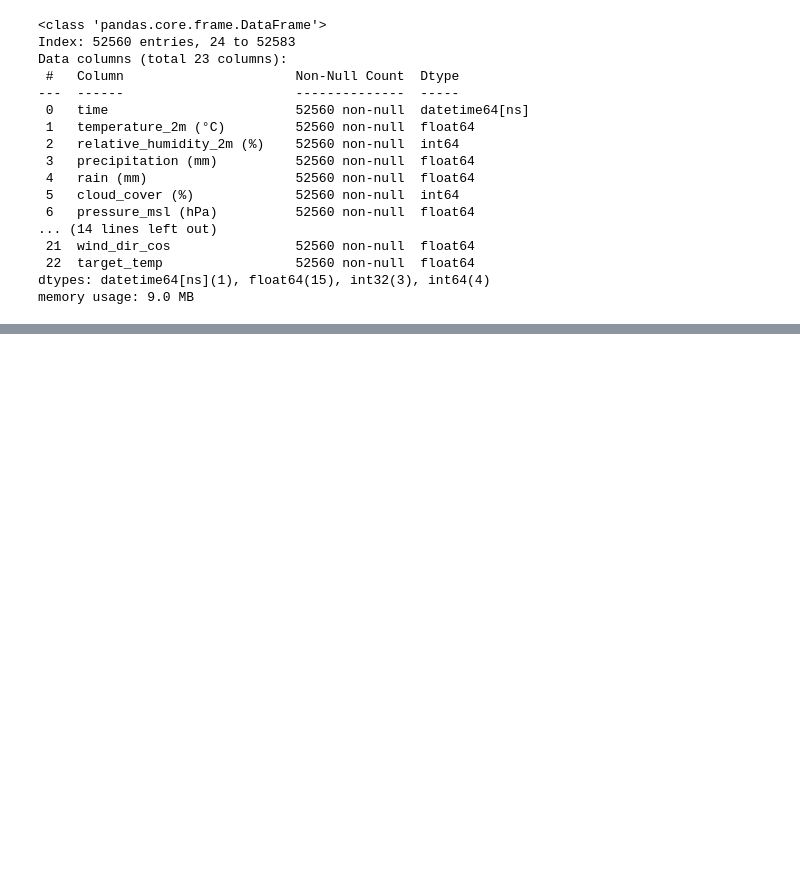
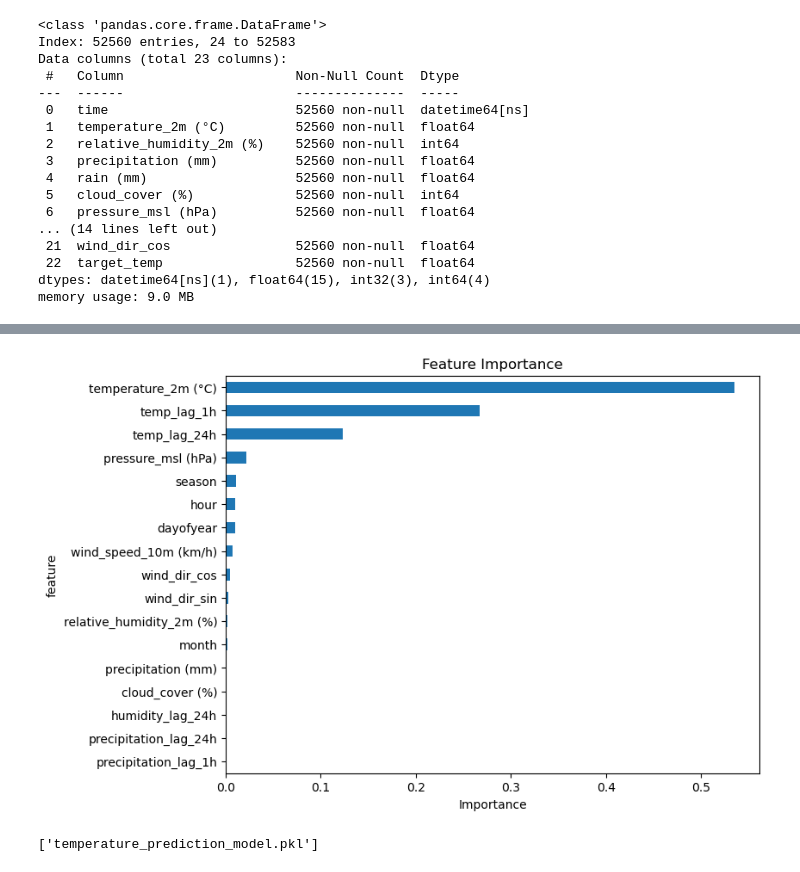
Before and after one commit to NamTe/MLE501_MSA36HN, a Jupyter notebook: temperature_prediction.ipynb, the cells around one changed output, grey strips where cells are left out. Cells and saved outputs as stored; diff of their text form; code cells hidden in the pictures; blank space fills up the shorter version.

```diff
--- a/temperature_prediction.ipynb
+++ b/temperature_prediction.ipynb
@@ -296,0 +279,13 @@ plt.show()
+# %%
+import matplotlib.pyplot as plt
+
+import pandas as pd
+
+importances = tuned_model.named_steps["gradient_boosting"].feature_importances_
+
+feature_importance_df = pd.DataFrame({
+    "feature": features,
+    "importance": importances
+}).sort_values("importance", ascending=False)
+
+feature_importance_df
@@ -296,0 +311,21 @@ plt.show()
+# %%
+feature_importance_df.plot(
+    kind="barh",
+    x="feature",
+    y="importance",
+    figsize=(8, 6),
+    legend=False
+)
+plt.gca().invert_yaxis()
+plt.title("Feature Importance")
+plt.xlabel("Importance")
+plt.show()
+# %% [output]
+[figure, added]
+# %%
+from joblib import dump, load
+
+# Export your trained model to a file
+dump(tuned_model, 'temperature_prediction_model.pkl')
+# %% [output]
+['temperature_prediction_model.pkl']
```
Also changed, not shown: parts of 7 cells of this notebook, 1 other file.
